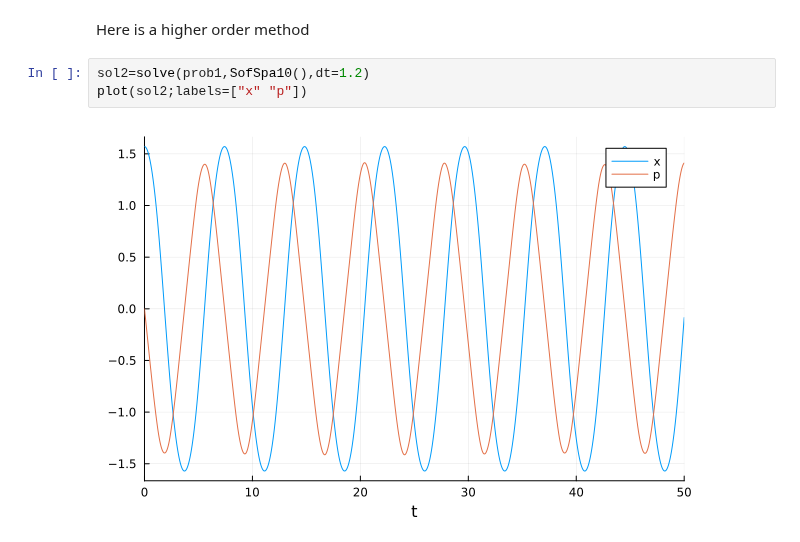
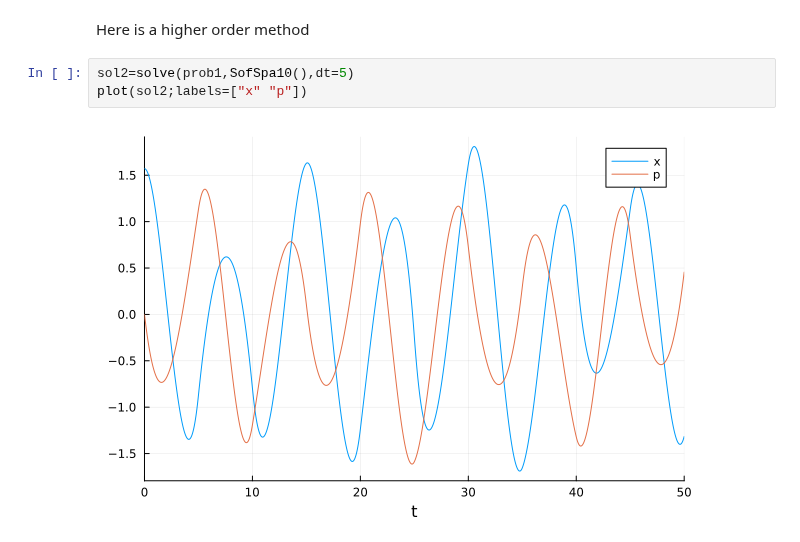
Before and after one commit to em256/phys4480, a Jupyter notebook: Symplectic Integrators.ipynb, the cells around one changed output. Saved outputs shown, nothing was run; the diff lists cells and outputs as text.

```diff
--- a/Symplectic Integrators.ipynb
+++ b/Symplectic Integrators.ipynb
@@ -307,7 +322,7 @@ plot(sol1;labels=["x" "p"])
 # %% [markdown]
 Here is a higher order method
 # %%
-sol2=solve(prob1,SofSpa10(),dt=1.2)
+sol2=solve(prob1,SofSpa10(),dt=5)
 plot(sol2;labels=["x" "p"])
 # %% [output]
-[figure, old version]
+[figure, new version]
```
Also changed, not shown: parts of 6 cells of this notebook, 2 other files.
